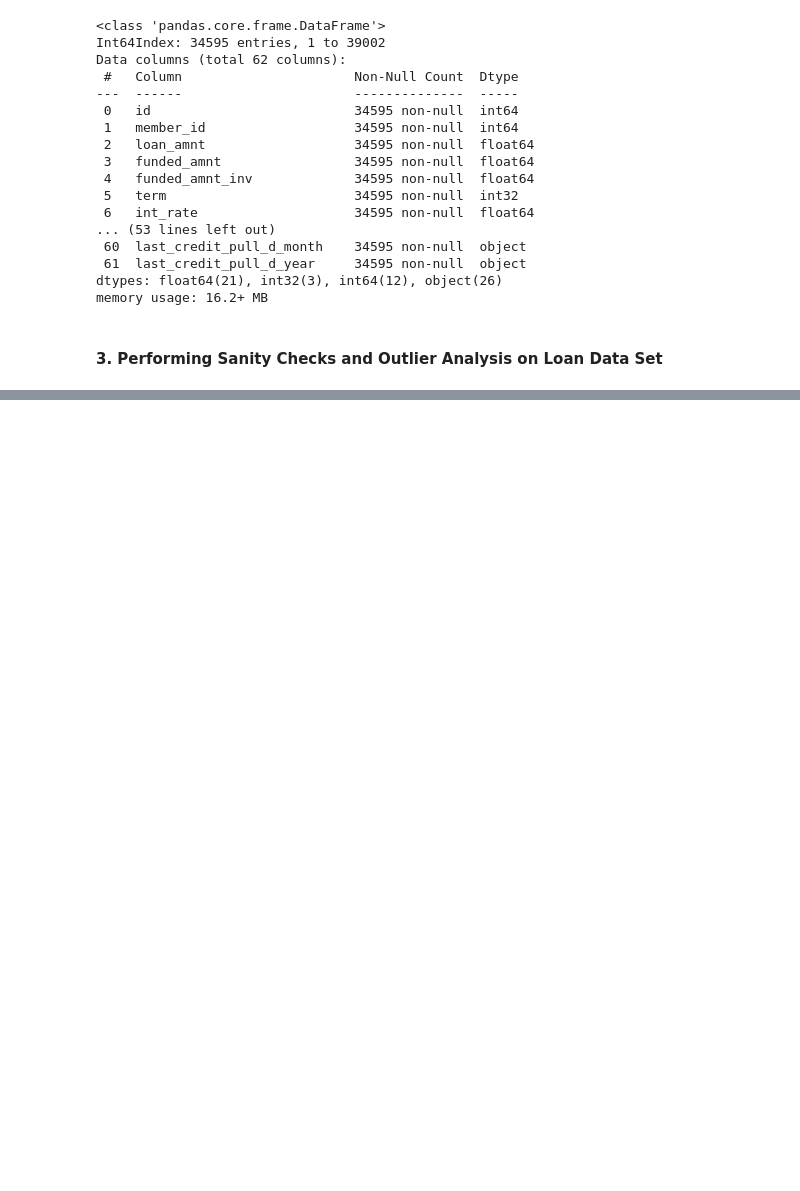
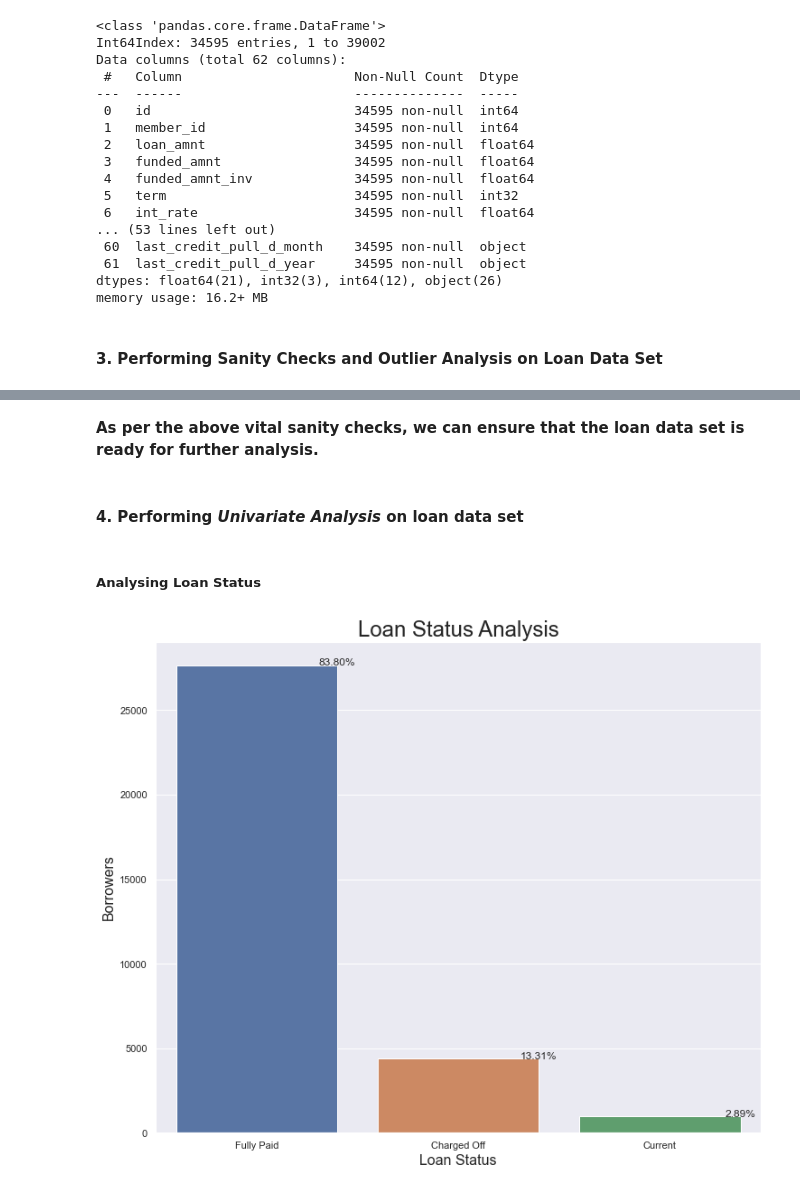
Before and after one commit to edwinttmm/LendingClubCaseStudy, a Jupyter notebook: LendingClubCaseStudySolution.ipynb, the cells around one changed output, grey strips where cells are left out. Cells and saved outputs as stored; diff of their text form; code cells hidden in the pictures; blank space fills up the shorter version.

```diff
--- a/LendingClubCaseStudySolution.ipynb
+++ b/LendingClubCaseStudySolution.ipynb
@@ -391,0 +413,3 @@ __As per the above vital sanity checks, we can ensure that the loan data set is
+# %%
+# identify and remove outliers
+loan_data = loan_data.loc[(loan_data['annual_inc'] >= lowerc) & (loan_data['annual_inc'] <= upperc)]
@@ -391,0 +421,25 @@ __As per the above vital sanity checks, we can ensure that the loan data set is
+# %% [markdown]
+__As per the above vital sanity checks, we can ensure that the loan data set is ready for further analysis.__
+# %% [markdown]
+#### 4. Performing *Univariate Analysis* on loan data set
+# %% [markdown]
+##### Analysing Loan Status
+# %%
+# plotting loan status including percentage
+counts = loan_data['loan_status'].value_counts().rename_axis('loan_status').reset_index(name='count')
+sns.set(rc={'figure.figsize':(12,10)})
+
+total = float(len(loan_data))
+ax = sns.barplot(x='loan_status', y='count', data=counts)
+for p in ax.patches:
+    percentage = '{:.2f}%'.format(100 * p.get_height()/total)
+    x = p.get_x() + p.get_width()
+    y = p.get_height()
+    ax.annotate(percentage, (x, y),ha='center')
+
+plt.title('Loan Status Analysis', fontsize=24)
+plt.xlabel('Loan Status', fontsize=16);
+plt.ylabel('Borrowers', fontsize=16);
+plt.show()
+# %% [output]
+[figure, added]
```
Also changed, not shown: parts of 35 cells of this notebook.
